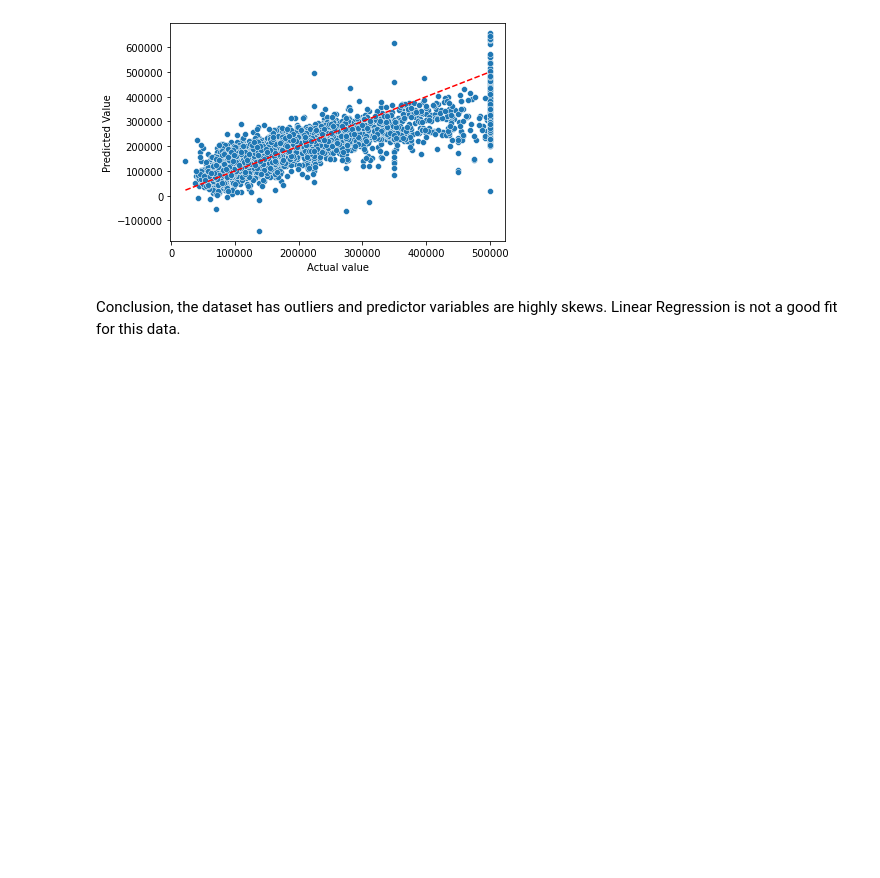
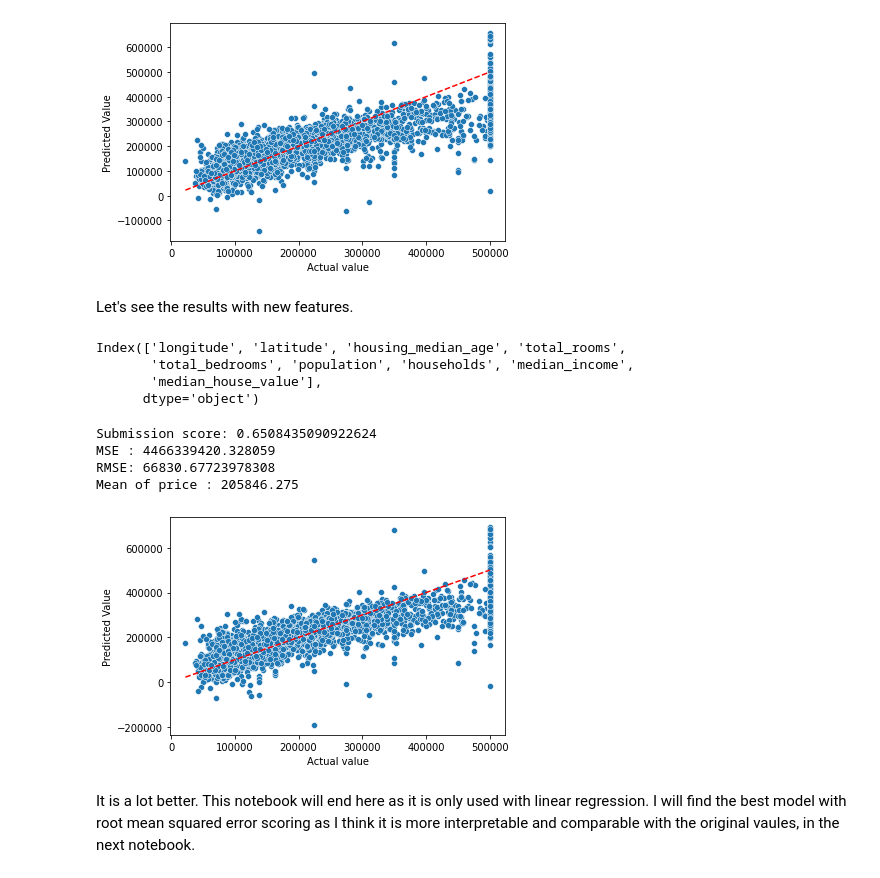
Before and after one commit to thihanaung-thnn/MLnotebooks, a Jupyter notebook: 01_california_house_lr_only.ipynb, the cells around one changed output. Saved outputs shown, nothing was run; the diff lists cells and outputs as text; code cells hidden in the pictures; blank space fills up the shorter version.

```diff
--- a/01_california_house_lr_only.ipynb
+++ b/01_california_house_lr_only.ipynb
@@ -102,0 +128,15 @@ plt.hist(train_data['median_house_value'], bins=50);
+# %%
+def log_transform(df):
+    log_df = pd.DataFrame()
+    columns = ['total_rooms','total_bedrooms', 'population', 'households', 'median_income']
+    for col in columns:
+        log_df[col] = np.log(df[col])
+    return log_df
+
+# I want to use some combinations (feature engineering)
+def feature_engineering(df):
+    feature_df = pd.DataFrame()
+    feature_df['rooms_per_bedrooms'] = df['total_rooms']/df['total_bedrooms']
+    feature_df['rooms_per_pop'] = df['total_rooms']/df['population']
+    feature_df['households_per_income'] = df['households']/df['median_income']
+    return feature_df
@@ -217,5 +269,40 @@ MSE : 4944996648.284257
 RMSE: 70320.67013534681
 Mean of price : 205846.275
 [figure]
-# %% [markdown]
-Conclusion, the dataset has outliers and predictor variables are highly skews. Linear Regression is not a good fit for this data.
+# %% [markdown]
+Let's see the results with new features.
+# %%
+train_data.columns
+# %% [output]
+Index(['longitude', 'latitude', 'housing_median_age', 'total_rooms',
+       'total_bedrooms', 'population', 'households', 'median_income',
+       'median_house_value'],
+      dtype='object')
+# %%
+new_features_train = pd.concat([train_data,#[['housing_median_age', 'median_house_value']],
+                                calculate_distances(train_data),
+                                log_transform(train_data),
+                                feature_engineering(train_data)], axis=1)
+
+new_features_test = pd.concat([test_data, #[['housing_median_age', 'median_house_value']],
+                                calculate_distances(test_data),
+                                log_transform(test_data),
+                                feature_engineering(test_data)], axis=1)
+# %%
+from sklearn.preprocessing import StandardScaler
+scaler = StandardScaler()
+
+train_scaled = scaler.fit_transform(new_features_train.drop('median_house_value', axis=1))
+test_scaled = scaler.transform(new_features_test.drop('median_house_value', axis=1))
+# %%
+lr = LinearRegression()
+lr.fit(train_scaled, new_features_train['median_house_value'])
+report_submission(test_scaled, new_features_test['median_house_value'])
+# %% [output]
+Submission score: 0.6508435090922624
+MSE : 4466339420.328059
+RMSE: 66830.67723978308
+Mean of price : 205846.275
+[figure, added]
+# %% [markdown]
+It is a lot better. This notebook will end here as it is only used with linear regression. I will find the best model with root mean squared error scoring as I think it is more interpretable and comparable with the original vaules, in the next notebook.
```
Also changed, not shown: parts of 13 cells of this notebook.
